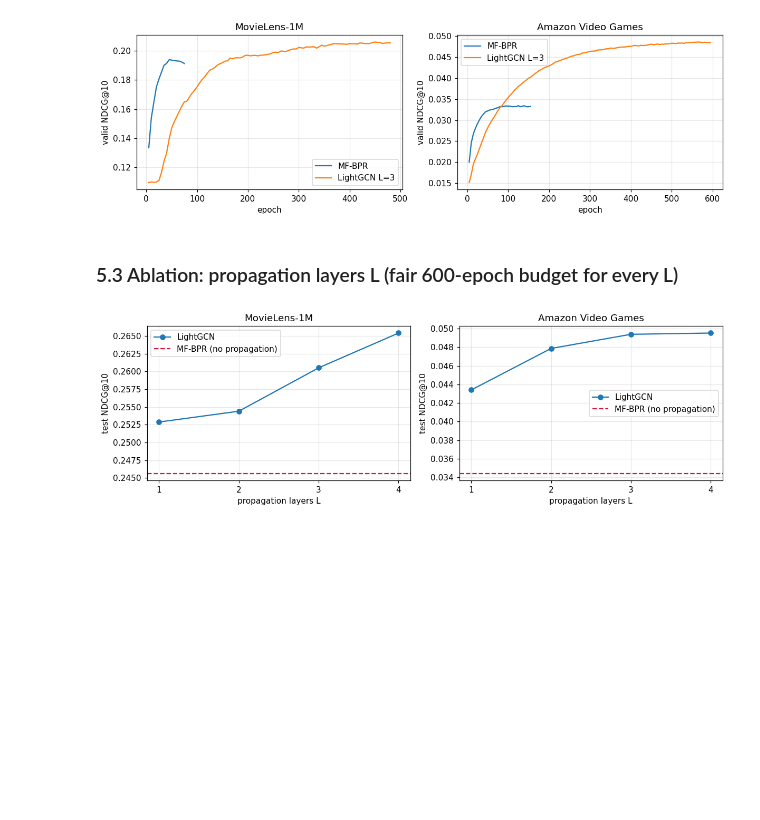
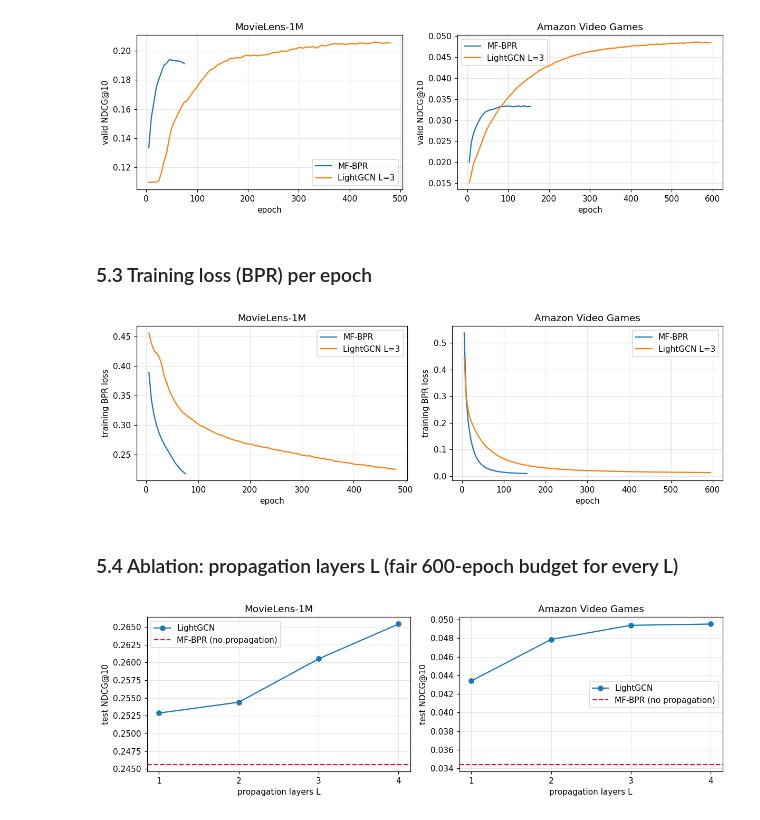
Before and after one commit to leftrightworld/movielens-data, a Jupyter notebook: project1/project1_report.ipynb, the cells around one changed output. Cells and saved outputs as stored; diff of their text form; code cells hidden in the pictures; blank space fills up the shorter version.

Commit message:
Add training-loss curves to notebook and report (Sec 4.2 regularization discussion)

```diff
--- a/project1/project1_report.ipynb
+++ b/project1/project1_report.ipynb
@@ -232,8 +232,22 @@ for ax, ds, title in ((axes[0], "ml-1m", "MovieLens-1M"),
 plt.tight_layout(); plt.savefig(FIGS / "convergence.png", bbox_inches="tight"); plt.show()
 # %% [output]
 [figure]
+# %% [markdown]
+### 5.3 Training loss (BPR) per epoch
+# %%
+fig, axes = plt.subplots(1, 2, figsize=(11, 3.6))
+for ax, ds, title in ((axes[0], "ml-1m", "MovieLens-1M"),
+                      (axes[1], "vgames", "Amazon Video Games")):
+    for model, label in (("mf_d64", "MF-BPR"), ("lightgcn_d64_l3", "LightGCN L=3")):
+        h = load_result(f"{ds}_{model}")["history"]
+        ax.plot([e["epoch"] for e in h], [e["loss"] for e in h], label=label)
+    ax.set_title(title); ax.set_xlabel("epoch"); ax.set_ylabel("training BPR loss")
+    ax.legend()
+plt.tight_layout(); plt.savefig(FIGS / "loss_curves.png", bbox_inches="tight"); plt.show()
+# %% [output]
+[figure, added]
 # %% [markdown]
-### 5.3 Ablation: propagation layers L (fair 600-epoch budget for every L)
+### 5.4 Ablation: propagation layers L (fair 600-epoch budget for every L)
 # %%
 fig, axes = plt.subplots(1, 2, figsize=(11, 3.6))
 for ax, ds, title in ((axes[0], "ml-1m", "MovieLens-1M"),
```
Also changed, not shown: parts of 1 cell of this notebook, 4 other files.
